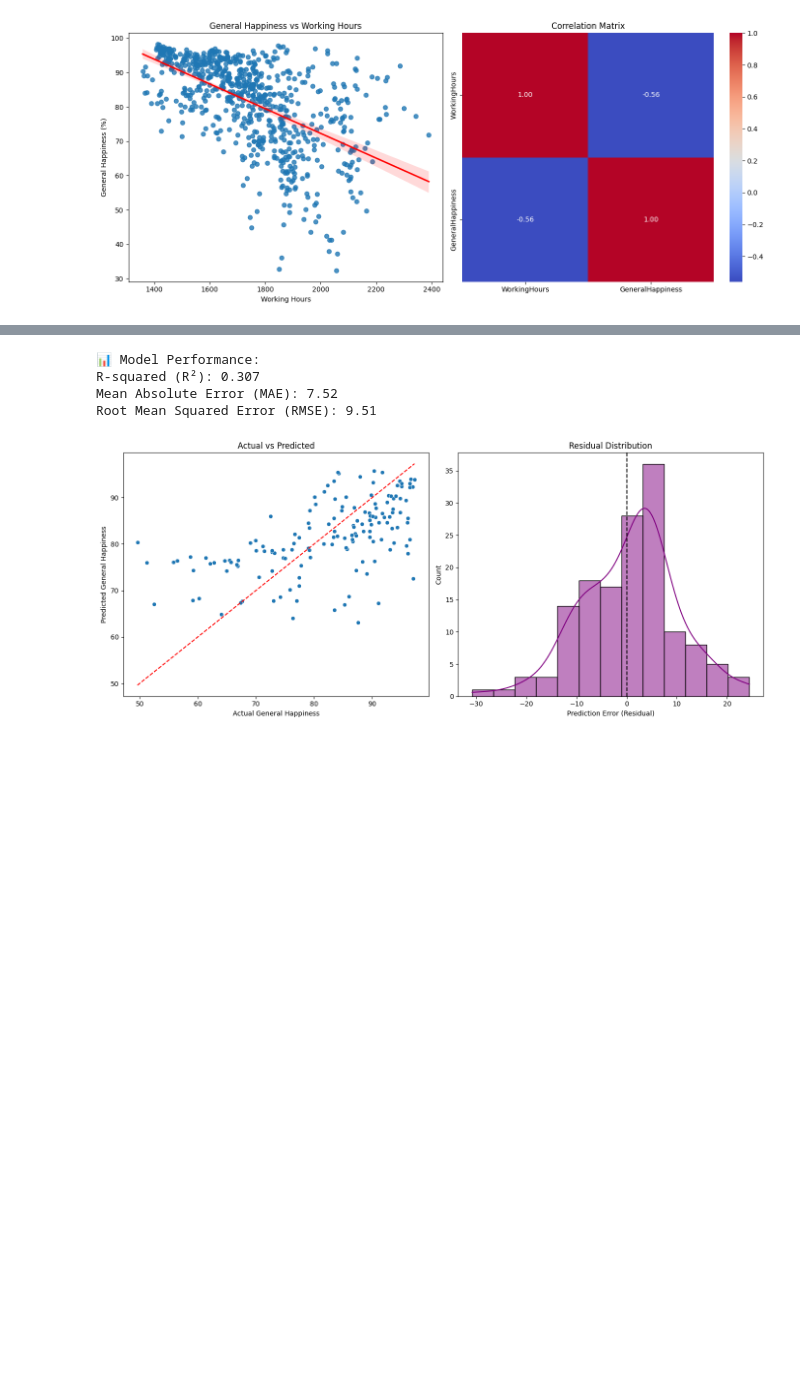
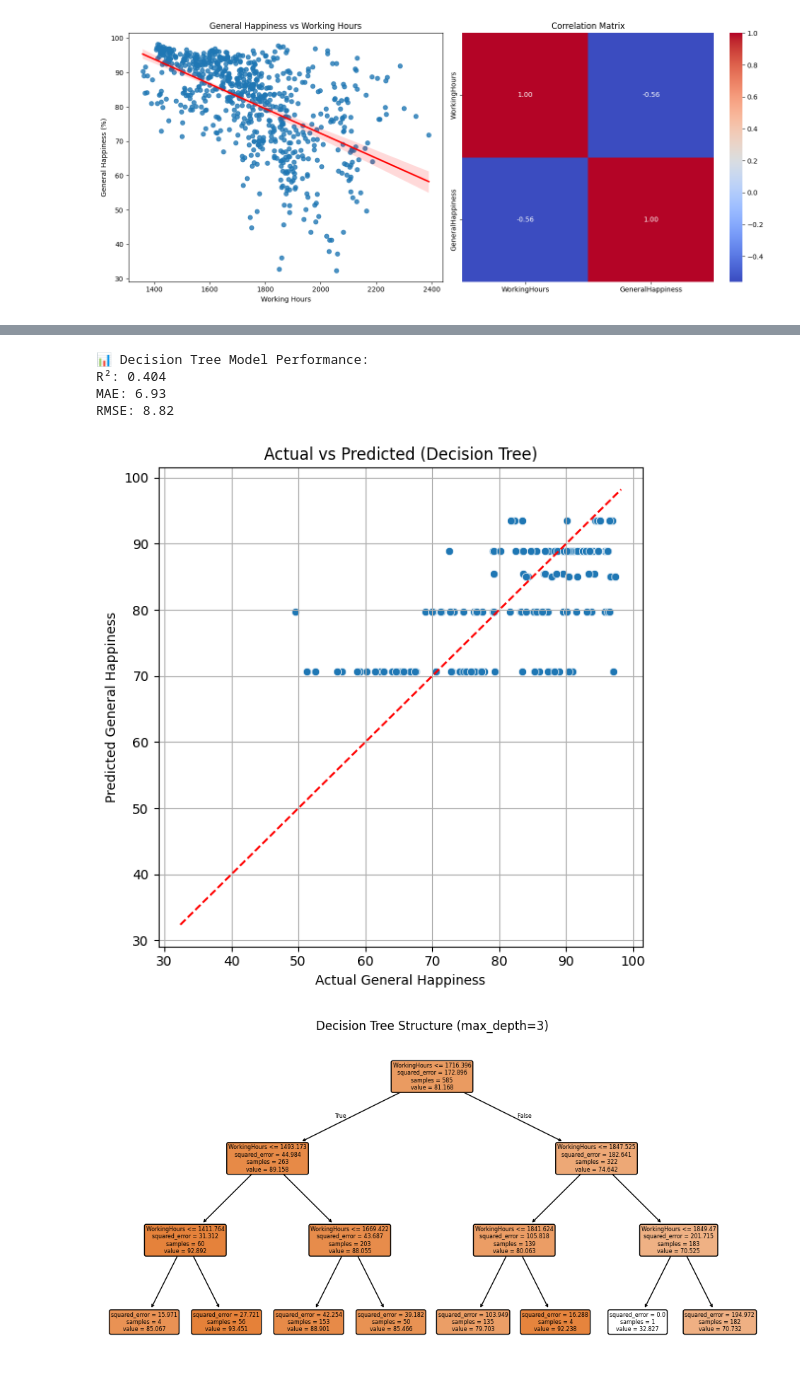
Before and after one commit to burcuekmekci/DSA210-Term-Project-Spring2025, a Jupyter notebook: termproject.ipynb, the cells around one changed output, grey strips where cells are left out. Cells and saved outputs as stored; diff of their text form; code cells hidden in the pictures; blank space fills up the shorter version.

Commit message:
model changed

```diff
--- a/termproject.ipynb
+++ b/termproject.ipynb
@@ -642,67 +636,62 @@ These steps help understand the model quality and prediction accuracy.
 # %%
 import pandas as pd
 import numpy as np
 import matplotlib.pyplot as plt
 import seaborn as sns
-from sklearn.linear_model import LinearRegression
+
+from sklearn.tree import DecisionTreeRegressor, plot_tree
 from sklearn.model_selection import train_test_split
 from sklearn.metrics import mean_absolute_error, mean_squared_error, r2_score
 
-# 1. Load the prepared dataset
+# 1. Dataset
 df = pd.read_csv("cleaned_data/workinghours_generalhappiness_merged.csv")
 
-# 2. Define feature (X) and target (y)
-X = df[["WorkingHours"]]              # input: working hours
-y = df["GeneralHappiness"]            # output: general happiness score
+# 2. Feature ve target
+X = df[["WorkingHours"]]         # Girdi
+y = df["GeneralHappiness"]       # Hedef
 
-# 3. Split into train and test sets (80% train, 20% test)
+# 3. Train-test
 X_train, X_test, y_train, y_test = train_test_split(
     X, y, test_size=0.2, random_state=42
 )
 
-# 4. Initialize and train a Linear Regression model
-model = LinearRegression()
-model.fit(X_train, y_train)
+# 4. Decision Tree model
+tree_model = DecisionTreeRegressor(max_depth=3, random_state=42)
+tree_model.fit(X_train, y_train)
 
-# 5. Predict on the test set
-y_pred = model.predict(X_test)
+# 5. Predict
+y_pred = tree_model.predict(X_test)
 
-# 6. Evaluate the model
+# 6. Evaluation
 r2 = r2_score(y_test, y_pred)
 mae = mean_absolute_error(y_test, y_pred)
 rmse = np.sqrt(mean_squared_error(y_test, y_pred))
 
-# 7. Print performance results
-print("📊 Model Performance:")
-print(f"R-squared (R²): {r2:.3f}")
-print(f"Mean Absolute Error (MAE): {mae:.2f}")
-print(f"Root Mean Squared Error (RMSE): {rmse:.2f}")
+print("📊 Decision Tree Model Performance:")
+print(f"R²: {r2:.3f}")
+print(f"MAE: {mae:.2f}")
+print(f"RMSE: {rmse:.2f}")
 
-# 8. Visualization: Actual vs Predicted and Residuals
-residuals = y_test - y_pred
-
-plt.figure(figsize=(14, 6))
-
-# Plot 1: Actual vs Predicted
-plt.subplot(1, 2, 1)
+# 7. Actual vs Predicted
+plt.figure(figsize=(6, 6))
 sns.scatterplot(x=y_test, y=y_pred)
-plt.plot([y_test.min(), y_test.max()], [y_test.min(), y_test.max()], 'r--')
+plt.plot([y.min(), y.max()], [y.min(), y.max()], 'r--')
 plt.xlabel("Actual General Happiness")
 plt.ylabel("Predicted General Happiness")
-plt.title("Actual vs Predicted")
-
-# Plot 2: Residual Distribution
-plt.subplot(1, 2, 2)
-sns.histplot(residuals, kde=True, color="purple")
-plt.axvline(0, color='black', linestyle='--')
-plt.xlabel("Prediction Error (Residual)")
-plt.title("Residual Distribution")
-
+plt.title("Actual vs Predicted (Decision Tree)")
+plt.grid(True)
 plt.tight_layout()
 plt.show()
+
+# 8. Decision Tree
+plt.figure(figsize=(12, 6))
+plot_tree(tree_model, feature_names=["WorkingHours"], filled=True, rounded=True)
+plt.title("Decision Tree Structure (max_depth=3)")
+plt.show()
 # %% [output]
-📊 Model Performance:
-R-squared (R²): 0.307
-Mean Absolute Error (MAE): 7.52
-Root Mean Squared Error (RMSE): 9.51
+📊 Decision Tree Model Performance:
+R²: 0.404
+MAE: 6.93
+RMSE: 8.82
-[figure, old version]
+[figure, new version]
+[figure, added]
```
Also changed, not shown: parts of 5 cells of this notebook.
